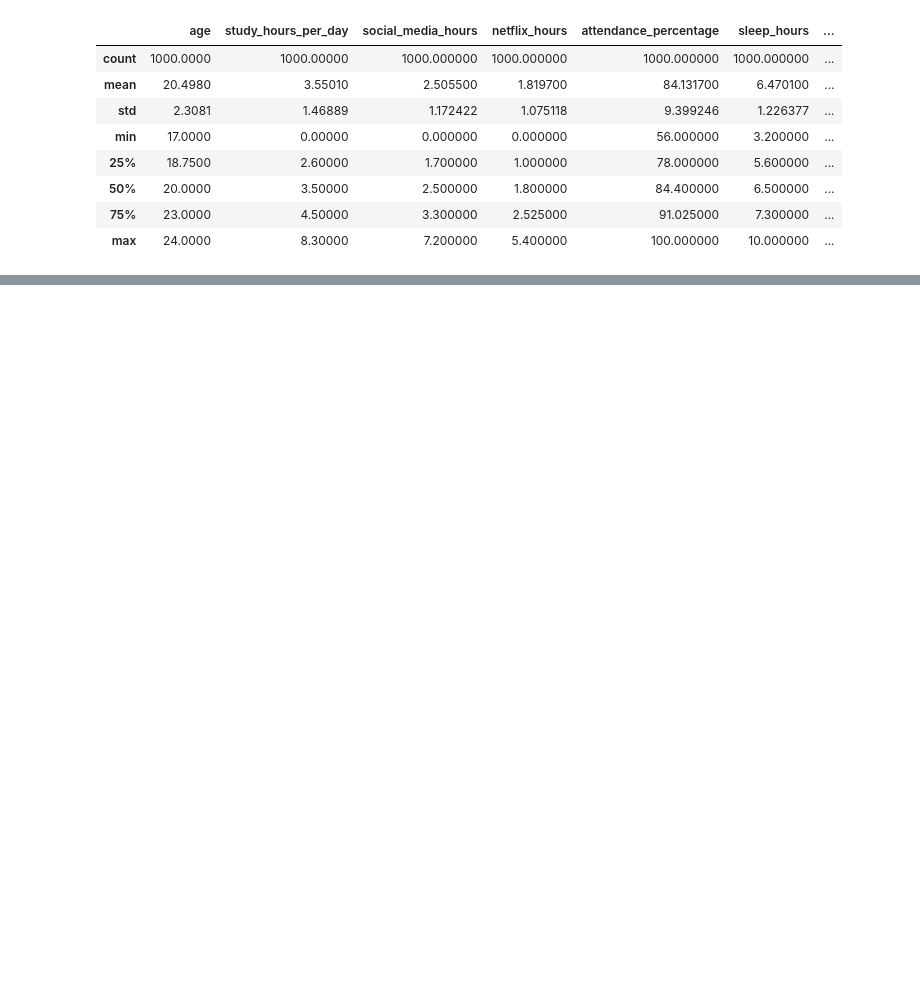
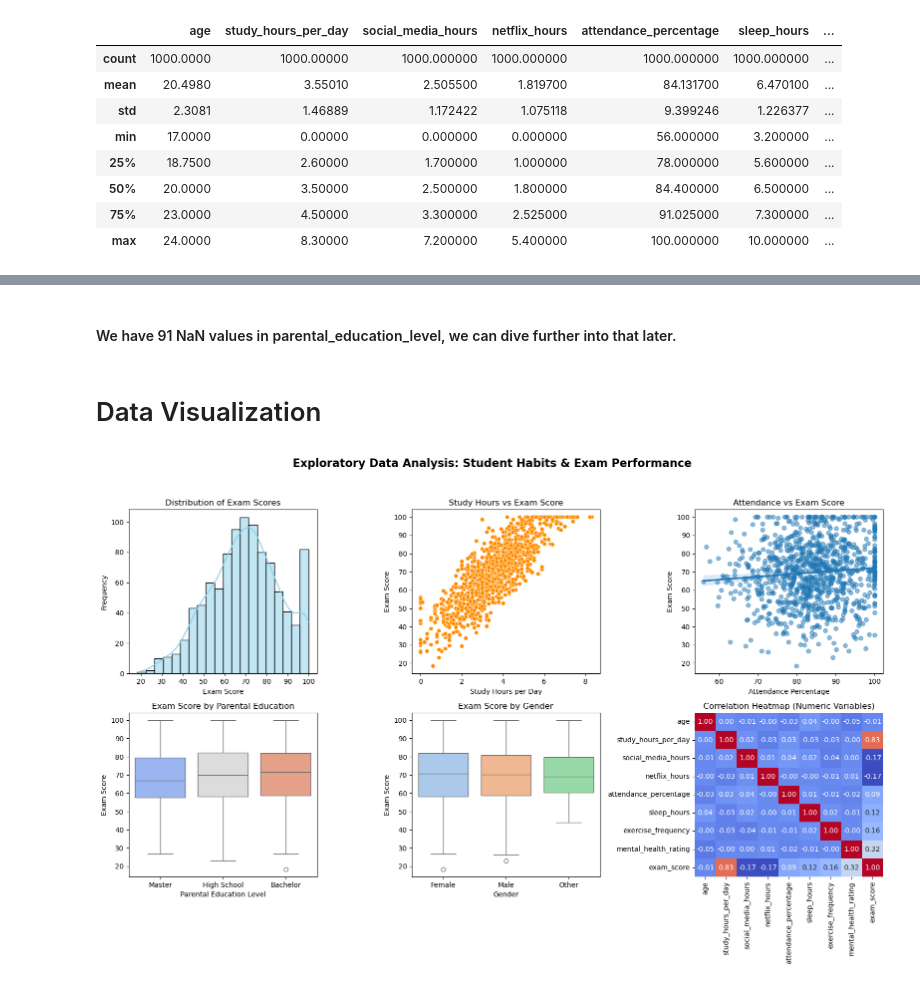
Before and after one commit to USD-AAI-500-Stats-Group-2/Stats500FinalProject, a Jupyter notebook: paul/Data_Analysis.ipynb, the cells around one changed output, grey strips where cells are left out. Cells and saved outputs as stored; diff of their text form; code cells hidden in the pictures; blank space fills up the shorter version.

Commit message:
stats analysis, t-tests, and visuals

```diff
--- a/paul/Data_Analysis.ipynb
+++ b/paul/Data_Analysis.ipynb
@@ -65,0 +102,64 @@ dtype: int64
+# %% [markdown]
+#### We have 91 NaN values in parental_education_level, we can dive further into that later.
+# %% [markdown]
+# Data Visualization
+# %%
+# Ensure numeric data are properly selected
+num_df = student_habits.select_dtypes(include=['number'])
+
+plt.figure(figsize=(16, 10))
+plt.subplots_adjust(hspace=0.4, wspace=0.3)
+
+# Histogram of exam scores
+plt.subplot(2, 3, 1)
+sns.histplot(student_habits['exam_score'], bins=20, kde=True, color='skyblue')
+plt.title('Distribution of Exam Scores')
+plt.xlabel('Exam Score')
+plt.ylabel('Frequency')
+
+# Study hours vs Exam score (scatter)
+plt.subplot(2, 3, 2)
+sns.scatterplot(x='study_hours_per_day', y='exam_score', data=student_habits, color='darkorange')
+plt.title('Study Hours vs Exam Score')
+plt.xlabel('Study Hours per Day')
+plt.ylabel('Exam Score')
+
+# Attendance vs Exam score (regression line)
+plt.subplot(2, 3, 3)
+sns.regplot(x='attendance_percentage', y='exam_score', data=student_habits, scatter_kws={'alpha':0.5})
+plt.title('Attendance vs Exam Score')
+plt.xlabel('Attendance Percentage')
+plt.ylabel('Exam Score')
+
+# 4️⃣ Exam score by Parental Education (boxplot)
+plt.subplot(2, 3, 4)
+sns.boxplot(
+    x='parental_education_level', y='exam_score',
+    hue='parental_education_level', data=student_habits,
+    palette='coolwarm', legend=False
+)
+plt.title('Exam Score by Parental Education')
+plt.xlabel('Parental Education Level')
+plt.ylabel('Exam Score')
+
+# Exam score by Gender (boxplot)
+plt.subplot(2, 3, 5)
+sns.boxplot(
+    x='gender', y='exam_score',
+    hue='gender', data=student_habits,
+    palette='pastel', legend=False
+)
+plt.title('Exam Score by Gender')
+plt.xlabel('Gender')
+plt.ylabel('Exam Score')
+
+# Correlation heatmap
+plt.subplot(2, 3, 6)
+sns.heatmap(num_df.corr(), annot=True, cmap='coolwarm', fmt='.2f', cbar=False)
+plt.title('Correlation Heatmap (Numeric Variables)')
+
+plt.suptitle('Exploratory Data Analysis: Student Habits & Exam Performance', fontsize=16, fontweight='bold', y=1.03)
+plt.tight_layout()
+plt.show()
+# %% [output]
+[figure, added]
```
Also changed, not shown: parts of 29 cells of this notebook.
